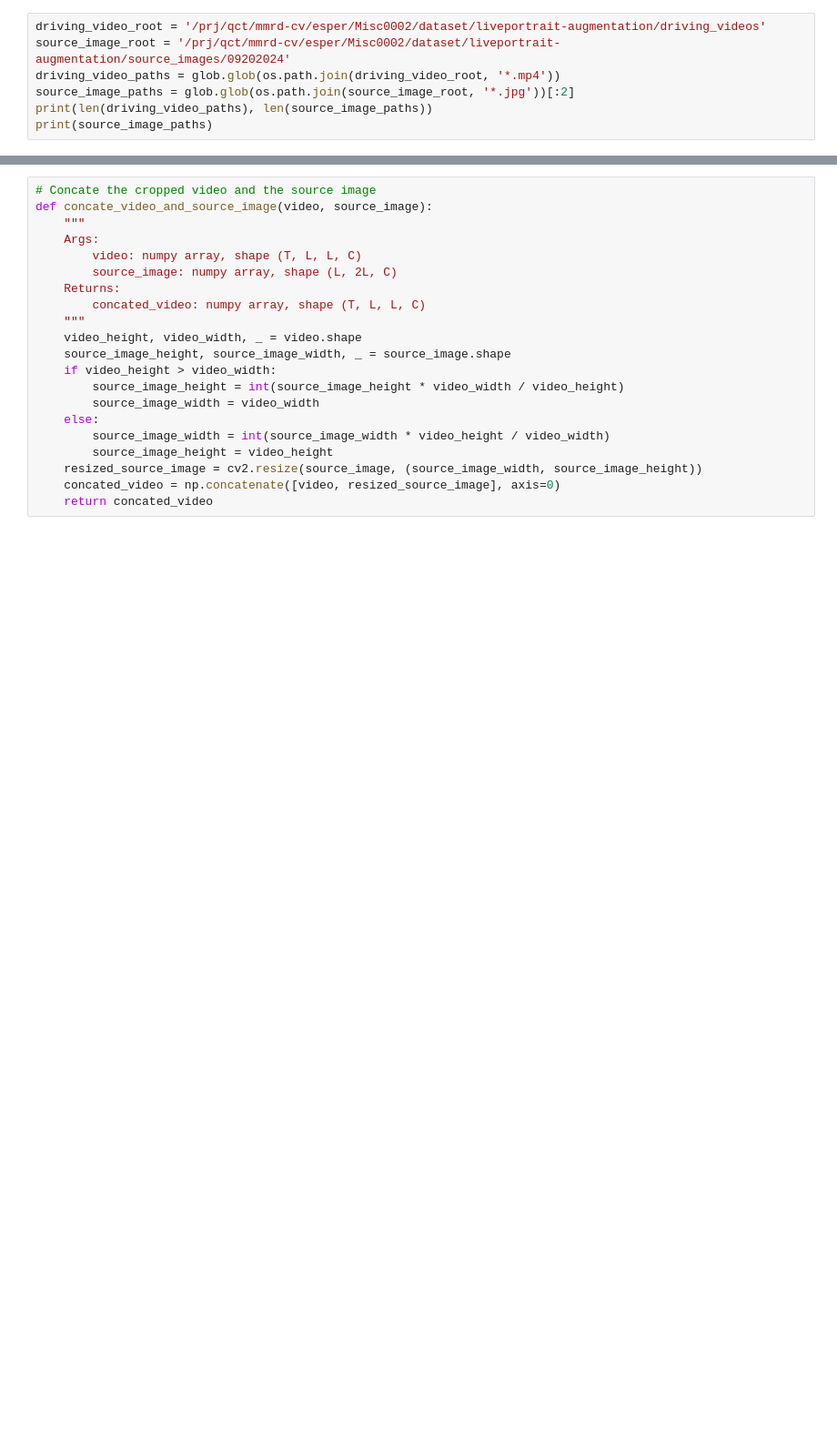
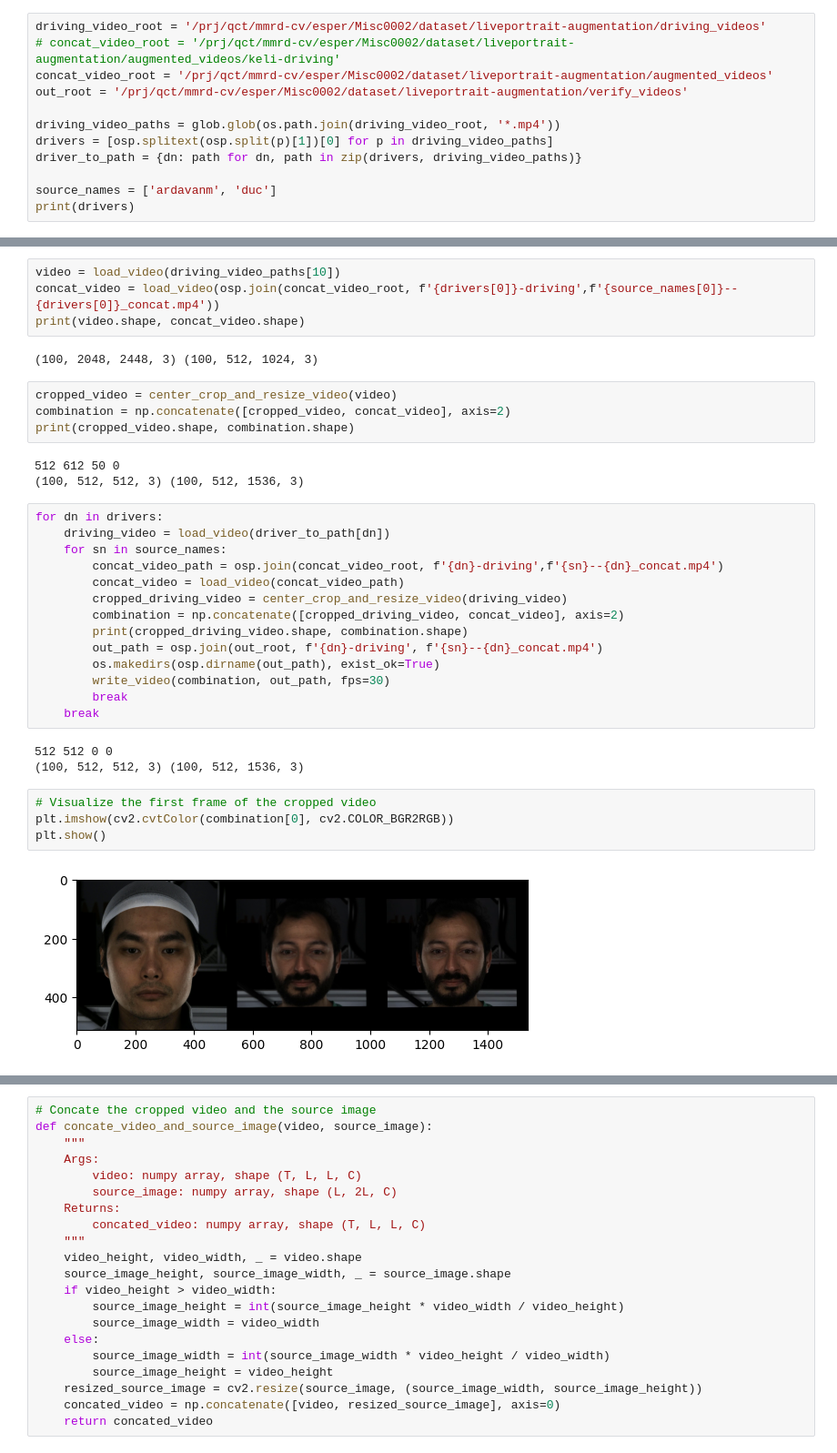
Before and after one commit to miracleyoo/LivePortrait, a Jupyter notebook: video_img_converter/gen_driving_source_video_pair.ipynb, the cells around one changed output, grey strips where cells are left out. Shown at 91% size. Drawn from its saved outputs; the diff is of its cells as text; blank space fills up the shorter version.

```diff
--- a/video_img_converter/gen_driving_source_video_pair.ipynb
+++ b/video_img_converter/gen_driving_source_video_pair.ipynb
@@ -8,8 +62,13 @@ import pickle as pkl
 # %%
 driving_video_root = '/prj/qct/mmrd-cv/esper/Misc0002/dataset/liveportrait-augmentation/driving_videos'
-source_image_root = '/prj/qct/mmrd-cv/esper/Misc0002/dataset/liveportrait-augmentation/source_images/09202024'
+# concat_video_root = '/prj/qct/mmrd-cv/esper/Misc0002/dataset/liveportrait-augmentation/augmented_videos/keli-driving'
+concat_video_root = '/prj/qct/mmrd-cv/esper/Misc0002/dataset/liveportrait-augmentation/augmented_videos'
+out_root = '/prj/qct/mmrd-cv/esper/Misc0002/dataset/liveportrait-augmentation/verify_videos'
+
 driving_video_paths = glob.glob(os.path.join(driving_video_root, '*.mp4'))
-source_image_paths = glob.glob(os.path.join(source_image_root, '*.jpg'))[:2]
-print(len(driving_video_paths), len(source_image_paths))
-print(source_image_paths)
+drivers = [osp.splitext(osp.split(p)[1])[0] for p in driving_video_paths]
+driver_to_path = {dn: path for dn, path in zip(drivers, driving_video_paths)}
+
+source_names = ['ardavanm', 'duc']
+print(drivers)
 # %% [output]
@@ -78 +76,37 @@ Error:
+# %%
+video = load_video(driving_video_paths[10])
+concat_video = load_video(osp.join(concat_video_root, f'{drivers[0]}-driving',f'{source_names[0]}--{drivers[0]}_concat.mp4'))
+print(video.shape, concat_video.shape)
+# %% [output]
+(100, 2048, 2448, 3) (100, 512, 1024, 3)
+# %%
+cropped_video = center_crop_and_resize_video(video)
+combination = np.concatenate([cropped_video, concat_video], axis=2)
+print(cropped_video.shape, combination.shape)
+# %% [output]
+512 612 50 0
+(100, 512, 512, 3) (100, 512, 1536, 3)
+# %%
+for dn in drivers:
+    driving_video = load_video(driver_to_path[dn])
+    for sn in source_names:
+        concat_video_path = osp.join(concat_video_root, f'{dn}-driving',f'{sn}--{dn}_concat.mp4')
+        concat_video = load_video(concat_video_path)
+        cropped_driving_video = center_crop_and_resize_video(driving_video)
+        combination = np.concatenate([cropped_driving_video, concat_video], axis=2)
+        print(cropped_driving_video.shape, combination.shape)
+        out_path = osp.join(out_root, f'{dn}-driving', f'{sn}--{dn}_concat.mp4')
+        os.makedirs(osp.dirname(out_path), exist_ok=True)
+        write_video(combination, out_path, fps=30)
+        break
+    break
+# %% [output]
+512 512 0 0
+(100, 512, 512, 3) (100, 512, 1536, 3)
+# %%
+# Visualize the first frame of the cropped video
+plt.imshow(cv2.cvtColor(combination[0], cv2.COLOR_BGR2RGB))
+plt.show()
+# %% [output]
+[figure, added]
 # %%
```
Also changed, not shown: parts of 8 cells of this notebook, 1 other file.
